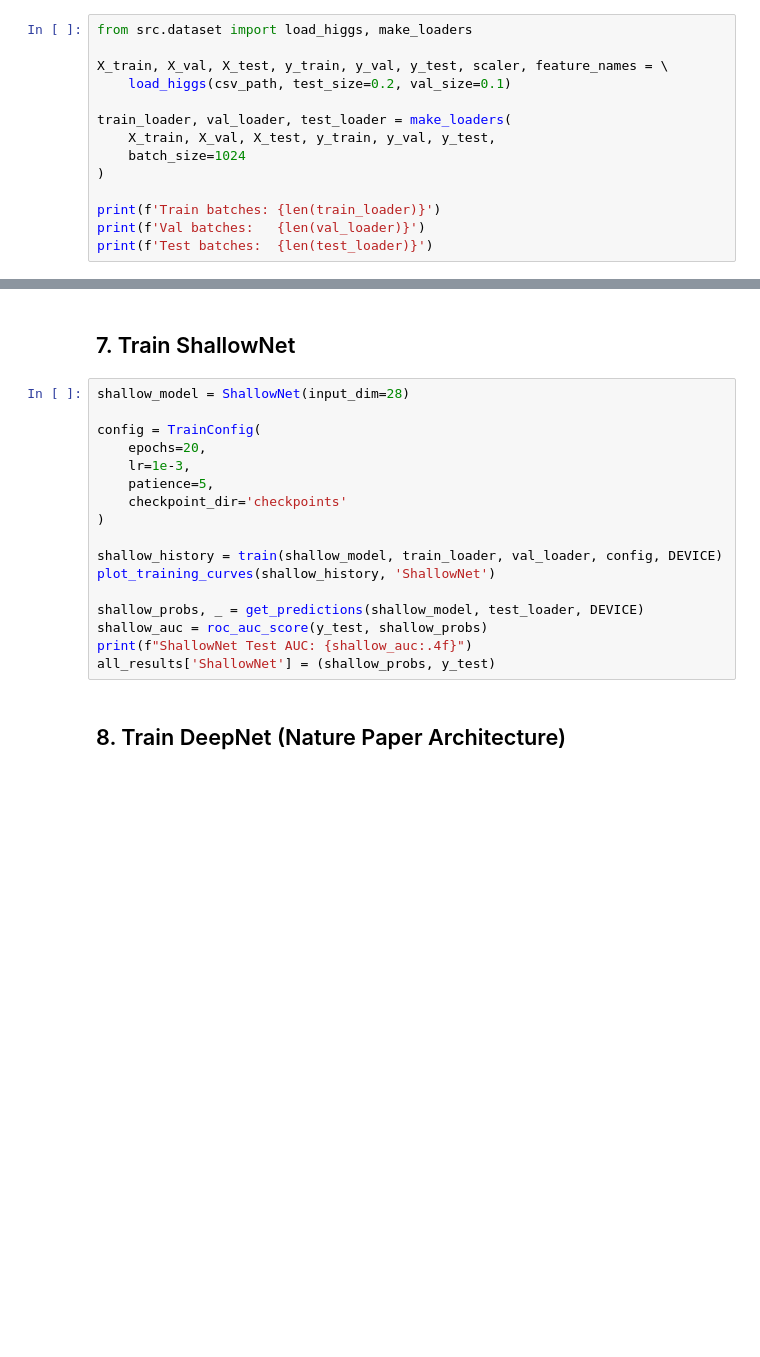
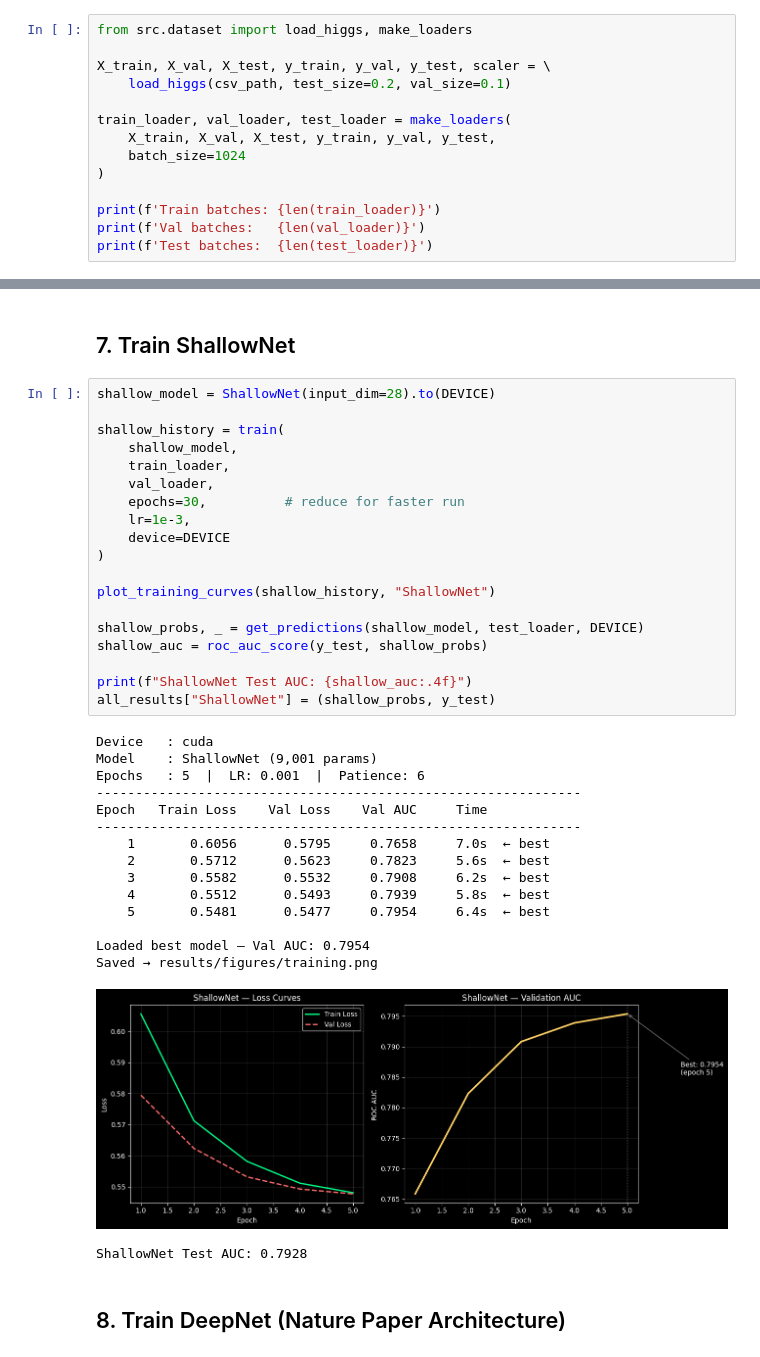
Before and after one commit to Ambitchious/particle-classifier, a Jupyter notebook: notebooks/particle_classifier.ipynb, the cells around one changed output, grey strips where cells are left out. Saved outputs shown, nothing was run; the diff lists cells and outputs as text; blank space fills up the shorter version.

```diff
--- a/notebooks/particle_classifier.ipynb
+++ b/notebooks/particle_classifier.ipynb
@@ -140,7 +186,7 @@ If we fit the scaler on the full dataset (including test), we leak information f
 # %%
 from src.dataset import load_higgs, make_loaders
 
-X_train, X_val, X_test, y_train, y_val, y_test, scaler, feature_names = \
+X_train, X_val, X_test, y_train, y_val, y_test, scaler = \
     load_higgs(csv_path, test_size=0.2, val_size=0.1)
 
 train_loader, val_loader, test_loader = make_loaders(
@@ -192,22 +254,41 @@ for ModelClass in [ShallowNet, DeepNet, ResNet1D]:
 # %% [markdown]
 ## 7. Train ShallowNet
 # %%
-shallow_model = ShallowNet(input_dim=28)
+shallow_model = ShallowNet(input_dim=28).to(DEVICE)
 
-config = TrainConfig(
-    epochs=20,
+shallow_history = train(
+    shallow_model,
+    train_loader,
+    val_loader,
+    epochs=30,          # reduce for faster run
     lr=1e-3,
-    patience=5,
-    checkpoint_dir='checkpoints'
+    device=DEVICE
 )
 
-shallow_history = train(shallow_model, train_loader, val_loader, config, DEVICE)
-plot_training_curves(shallow_history, 'ShallowNet')
+plot_training_curves(shallow_history, "ShallowNet")
 
 shallow_probs, _ = get_predictions(shallow_model, test_loader, DEVICE)
 shallow_auc = roc_auc_score(y_test, shallow_probs)
+
 print(f"ShallowNet Test AUC: {shallow_auc:.4f}")
-all_results['ShallowNet'] = (shallow_probs, y_test)
+all_results["ShallowNet"] = (shallow_probs, y_test)
+# %% [output]
+Device   : cuda
+Model    : ShallowNet (9,001 params)
+Epochs   : 5  |  LR: 0.001  |  Patience: 6
+--------------------------------------------------------------
+Epoch   Train Loss    Val Loss    Val AUC     Time
+--------------------------------------------------------------
+    1       0.6056      0.5795     0.7658     7.0s  ← best
+    2       0.5712      0.5623     0.7823     5.6s  ← best
+    3       0.5582      0.5532     0.7908     6.2s  ← best
+    4       0.5512      0.5493     0.7939     5.8s  ← best
+    5       0.5481      0.5477     0.7954     6.4s  ← best
+
+Loaded best model — Val AUC: 0.7954
+Saved → results/figures/training.png
+[figure, added]
+ShallowNet Test AUC: 0.7928
 # %% [markdown]
 ## 8. Train DeepNet (Nature Paper Architecture)
 # %%
```
Also changed, not shown: parts of 15 cells of this notebook.
